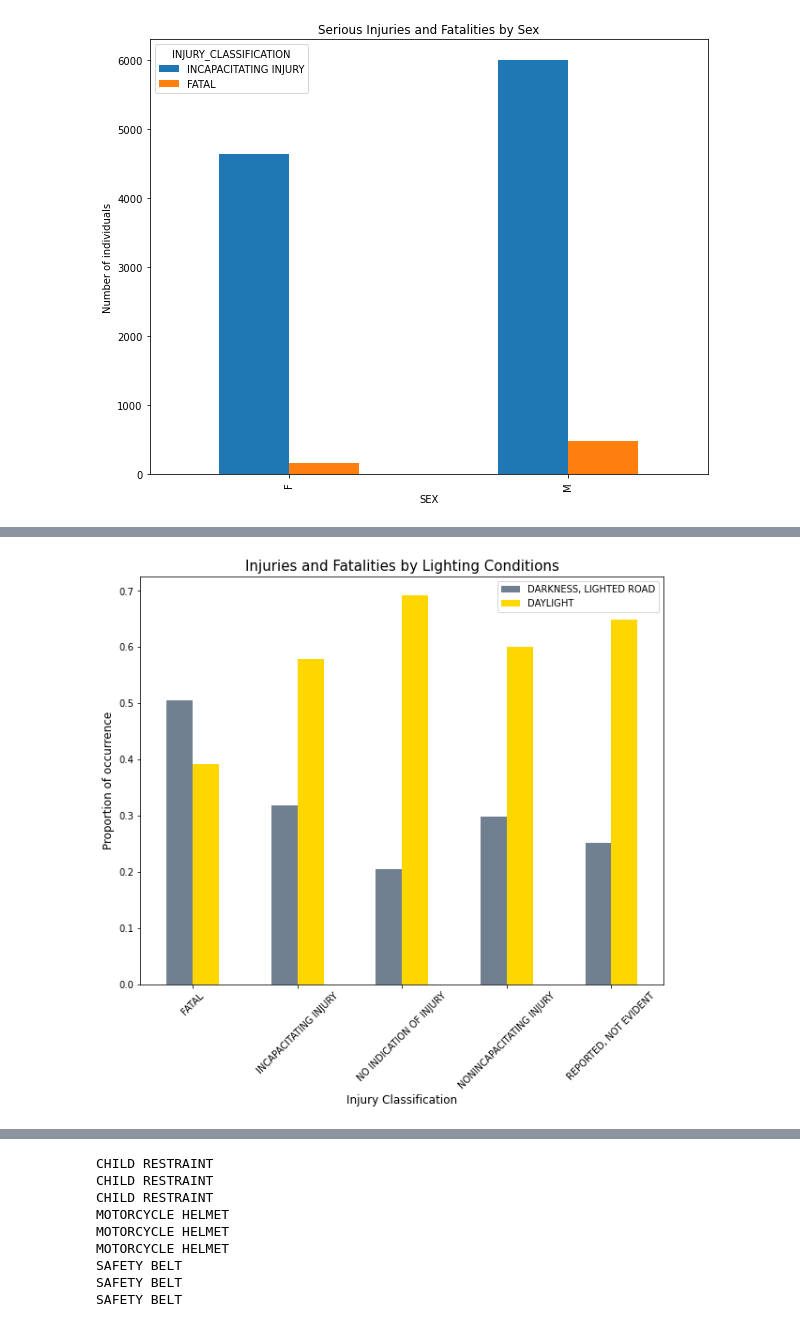
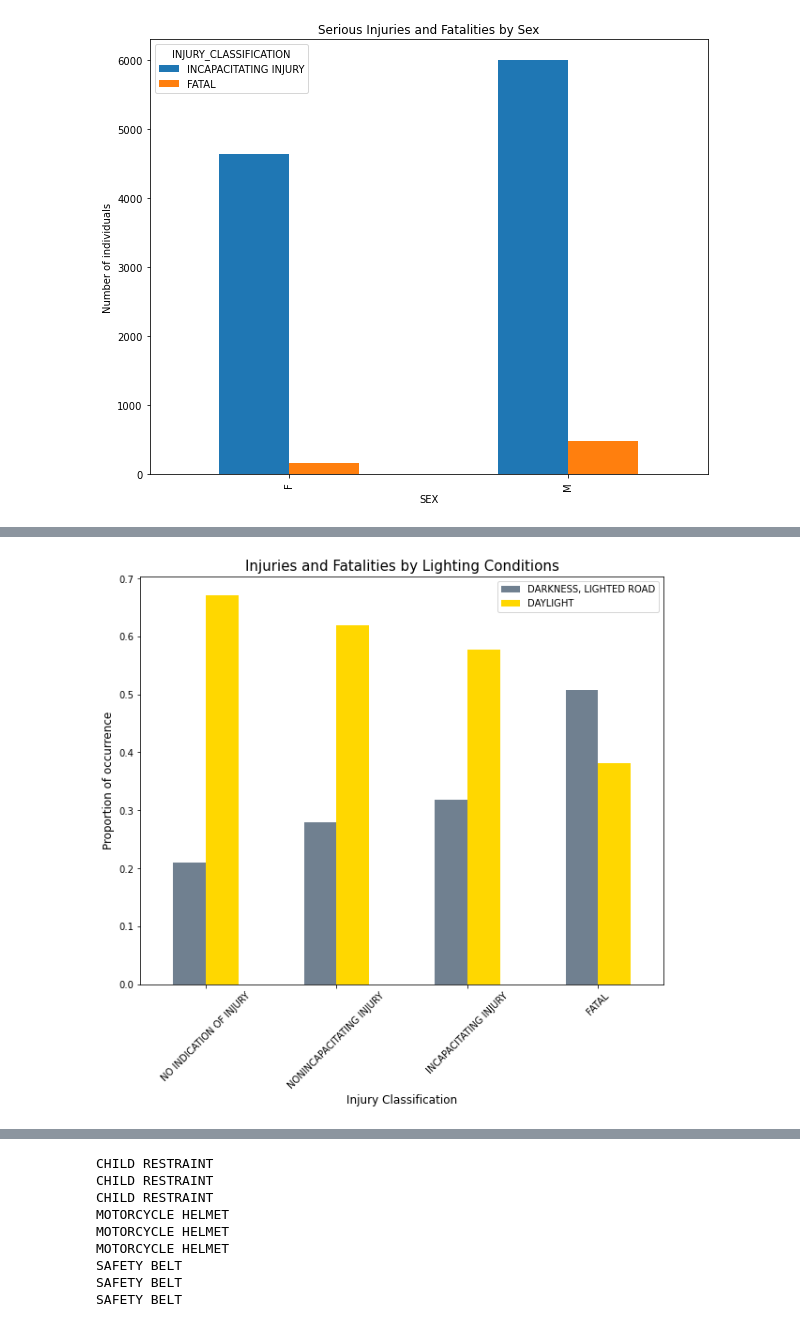
Before and after one commit to AngieKay/Chicago-Crashes, a Jupyter notebook: Markowitz_viz_nb.ipynb, the cells around one changed output, grey strips where cells are left out. Drawn from its saved outputs; the diff is of its cells as text; code cells hidden in the pictures.

```diff
--- a/Markowitz_viz_nb.ipynb
+++ b/Markowitz_viz_nb.ipynb
@@ -569,0 +587,19 @@ injuries_by_sex.columns = []
+# %%
+def reorder_columns(crosstab_df):
+    '''
+    Order columns in same order as our target classes.
+    '''
+    crosstab_df_copy = crosstab_df.copy()
+    crosstab_df_copy = crosstab_df_copy[['NO INDICATION OF INJURY', 'NONINCAPACITATING INJURY', 'INCAPACITATING INJURY', 'FATAL']]
+    return crosstab_df_copy
+# %%
+def process_crosstab_df(crosstab_df):
+    '''
+    Combine previous three functions to provide a fully reformatted crosstab df,
+    then transpose so it's ready for visualization.
+    '''
+    crosstab_df_copy = crosstab_df.copy()
+    crosstab_df_copy = combine_minor_injuries(crosstab_df_copy)
+    crosstab_df_copy = normalize_data(crosstab_df_copy)
+    crosstab_df_copy = reorder_columns(crosstab_df_copy)
+    return crosstab_df_copy.T
@@ -616,5 +652,6 @@ def normalize_data(crosstab_df):
 # %%
-pd.crosstab(people_crashes_df.LIGHTING_CONDITION, people_crashes_df.INJURY_CLASSIFICATION)
+lighting_injuries = pd.crosstab(people_crashes_df.LIGHTING_CONDITION, people_crashes_df.INJURY_CLASSIFICATION)
+lighting_injuries
 # %% [output]
 | INJURY_CLASSIFICATION | FATAL | INCAPACITATING INJURY | NO INDICATION OF INJURY | NONINCAPACITATING INJURY | ... |
 | LIGHTING_CONDITION |  |  |  |  | ... |
@@ -639,0 +664,3 @@ lighting_injuries_norm
+# %%
+lighting_injuries_norm = process_crosstab_df(lighting_injuries)
+lighting_injuries_norm
@@ -640,13 +674,13 @@ lighting_injuries_norm
 # %%
 fig, ax = plt.subplots(figsize=(10, 8))
-lighting_injuries_norm.T[['DARKNESS, LIGHTED ROAD', 'DAYLIGHT']].plot.bar(ax=ax, color=('slategray', 'gold'))
+lighting_injuries_norm[['DARKNESS, LIGHTED ROAD', 'DAYLIGHT']].plot.bar(ax=ax, color=('slategray', 'gold'))
 plt.title('Injuries and Fatalities by Lighting Conditions', size=15)
 plt.ylabel('Proportion of occurrence', size=12)
 plt.xlabel('Injury Classification', size=12)
 plt.legend()
 plt.xticks(rotation = 45);
 # %% [output]
-[figure, old version]
+[figure, new version]
 # %%
 safety_equip = pd.crosstab(people_crashes_df.SAFETY_EQUIPMENT,
             people_crashes_df.INJURY_CLASSIFICATION).drop(['USAGE UNKNOWN',
```
Also changed, not shown: parts of 18 cells of this notebook.
